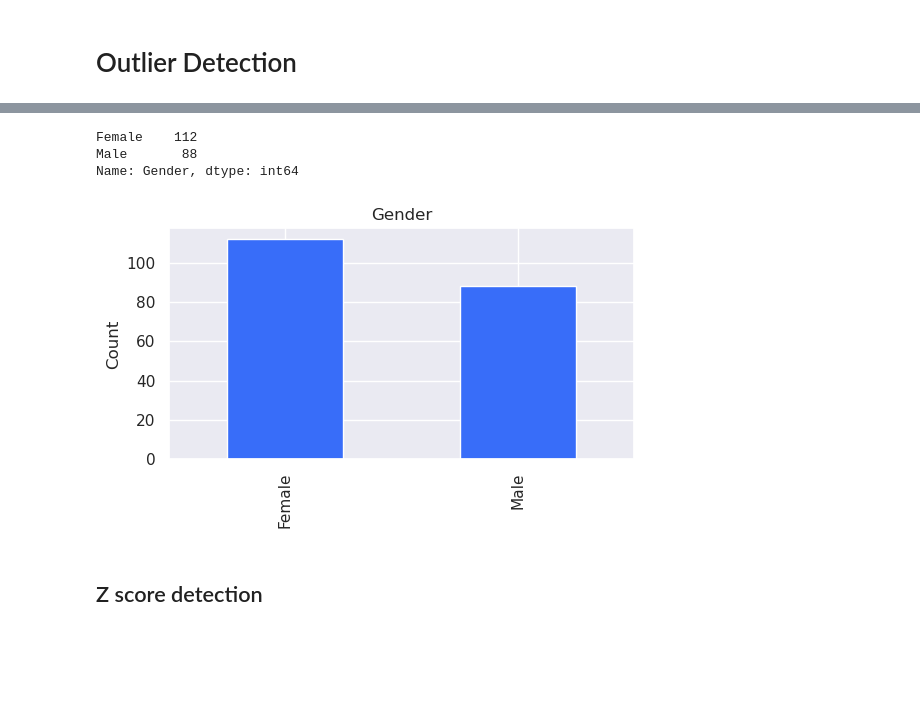
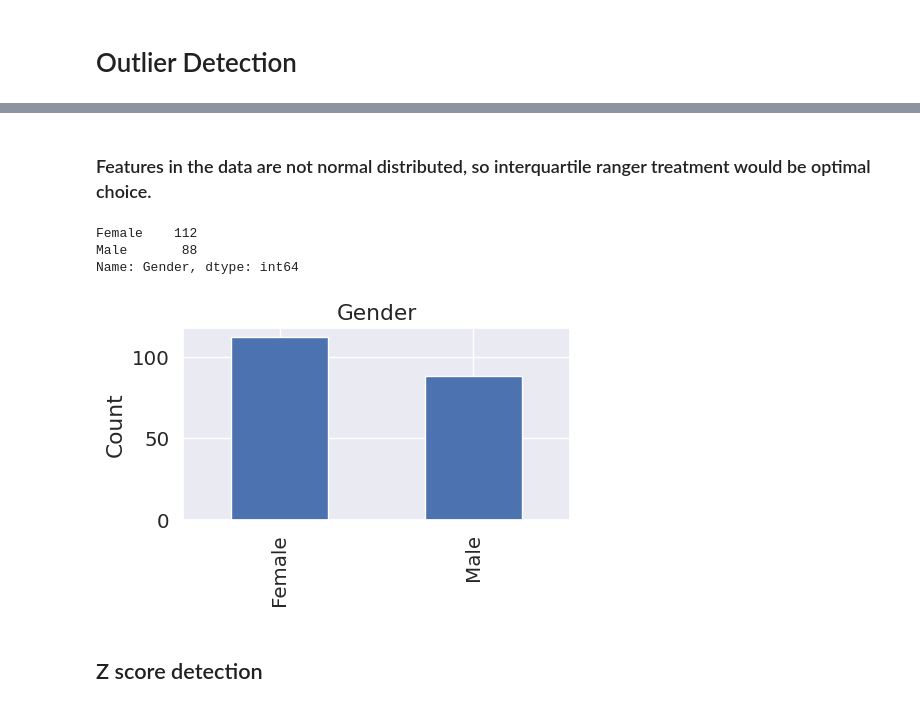
Before and after one commit to mohit-baliyan/Customer-Segmentation, a Jupyter notebook: Customer Segmentation.ipynb, the cells around one changed output, grey strips where cells are left out. Drawn from its saved outputs; the diff is of its cells as text; code cells hidden in the pictures; blank space fills up the shorter version.

```diff
--- a/Customer Segmentation.ipynb
+++ b/Customer Segmentation.ipynb
@@ -13,10 +13,10 @@ import pandas as pd
 import numpy as np
 import matplotlib.pyplot as plt
 import seaborn as sns
-sns.set_theme(style="darkgrid", palette="rainbow")
 import warnings
 warnings.simplefilter(action='ignore', category=FutureWarning)
 from tabulate import tabulate
+from PIL import Image
 # %%
 customer_data = pd.read_csv('Mall_Customers.csv')
 # %%
@@ -125,3 +129,5 @@ plot(customer_data['Spending Score (1-100)'])
+# %% [markdown]
+### Features in the data are not normal distributed, so interquartile ranger treatment would be optimal choice.
 # %%
 customer_data['Gender'].value_counts()
 # %% [output]
@@ -130,12 +136,12 @@ Male       88
 Name: Gender, dtype: int64
 # %%
 ax = customer_data['Gender'].value_counts().plot(kind='bar',
-                                    figsize=(6, 3),
+                                    figsize=(5, 2.5),
                                     title="Gender")
 ax.set_ylabel("Count")
 plt.show()
 # %% [output]
-[figure, old version]
+[figure, new version]
 # %% [markdown]
 ## Z score detection
 # %%
```
Also changed, not shown: parts of 16 cells of this notebook, 1 other file.
